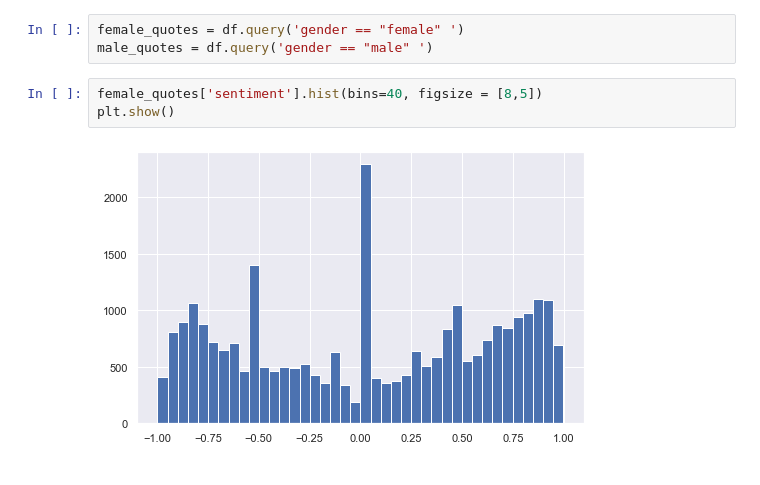
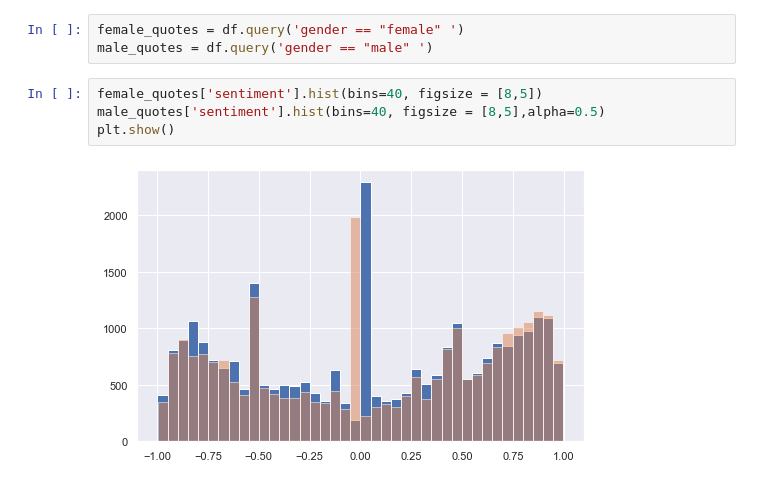
Before and after one commit to epfl-ada/ada-2021-project-concatsanddogs, a Jupyter notebook: Milestone_3_RQ4_sentiment_analysis.ipynb, the cells around one changed output. Cells and saved outputs as stored; diff of their text form.

```diff
--- a/Milestone_3_RQ4_sentiment_analysis.ipynb
+++ b/Milestone_3_RQ4_sentiment_analysis.ipynb
@@ -310,6 +300,7 @@ female_quotes = df.query('gender == "female" ')
 male_quotes = df.query('gender == "male" ')
 # %%
 female_quotes['sentiment'].hist(bins=40, figsize = [8,5])
+male_quotes['sentiment'].hist(bins=40, figsize = [8,5],alpha=0.5)
 plt.show()
 # %% [output]
-[figure, old version]
+[figure, new version]
```
Also changed, not shown: parts of 11 cells of this notebook, 1 other file.
